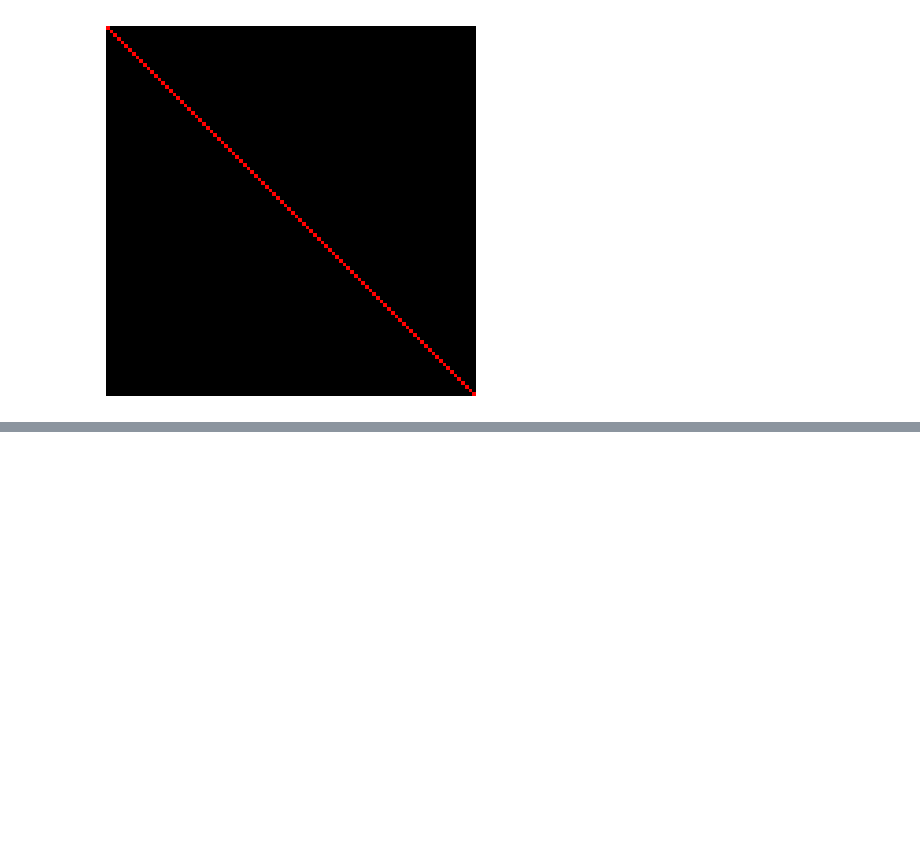
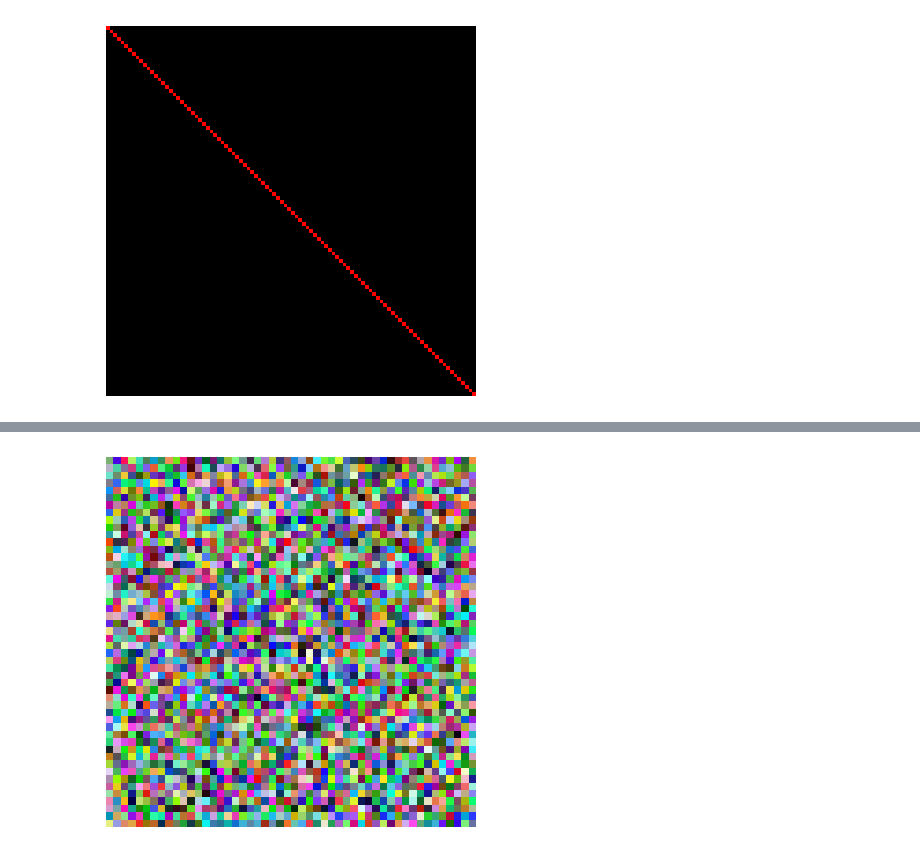
Before and after one commit to java-60TelRan/python-ai, a Jupyter notebook: img-processing.ipynb, the cells around one changed output, grey strips where cells are left out. Cells and saved outputs as stored; diff of their text form; code cells hidden in the pictures; blank space fills up the shorter version.

```diff
--- a/img-processing.ipynb
+++ b/img-processing.ipynb
@@ -23,0 +27,8 @@ plt.show()
+# %%
+# random colors
+img2 = np.random.randint(0, 256, (50, 50, 3), dtype=np.uint8)
+plt.axis('off')
+plt.imshow(img2)
+plt.show()
+# %% [output]
+[figure, added]
```
Also changed, not shown: parts of 6 cells of this notebook, 1 other file.
